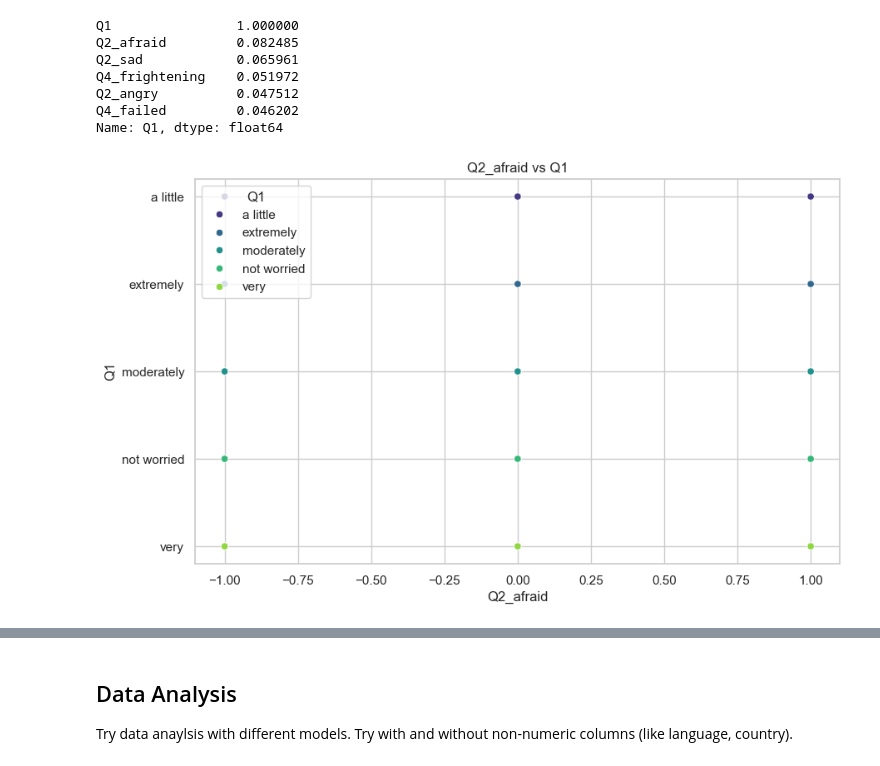
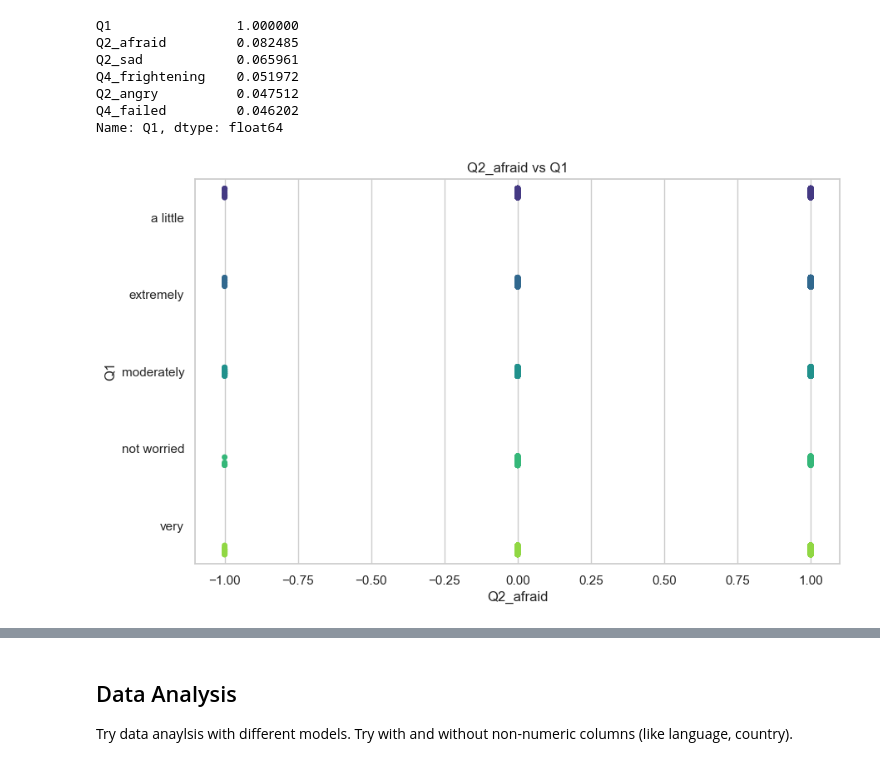
Before and after one commit to jack-rutherford/Climate_Anxiety, a Jupyter notebook: climate_anxiety.ipynb, the cells around one changed output, grey strips where cells are left out. Cells and saved outputs as stored; diff of their text form; code cells hidden in the pictures.

Commit message:
A few extra plots

```diff
--- a/climate_anxiety.ipynb
+++ b/climate_anxiety.ipynb
@@ -381,11 +381,11 @@ Q2_angry          0.047512
 Q4_failed         0.046202
 Name: Q1, dtype: float64
 # %%
-# Show relationship between highly correlated variables
+# Show relationship between highly correlated variables with more jitter
 sns.set_theme(style='whitegrid')
 plt.figure(figsize=(10, 6))
-sns.scatterplot(x='Q2_afraid', y=y, data=X, hue=y, palette='viridis')
+sns.stripplot(x='Q2_afraid', y=y, data=X, hue=y, palette='viridis', jitter=0.3, dodge=True)
 plt.title('Q2_afraid vs Q1')
 plt.show()
 # %% [output]
-[figure, old version]
+[figure, new version]
```
Also changed, not shown: parts of 4 cells of this notebook.
